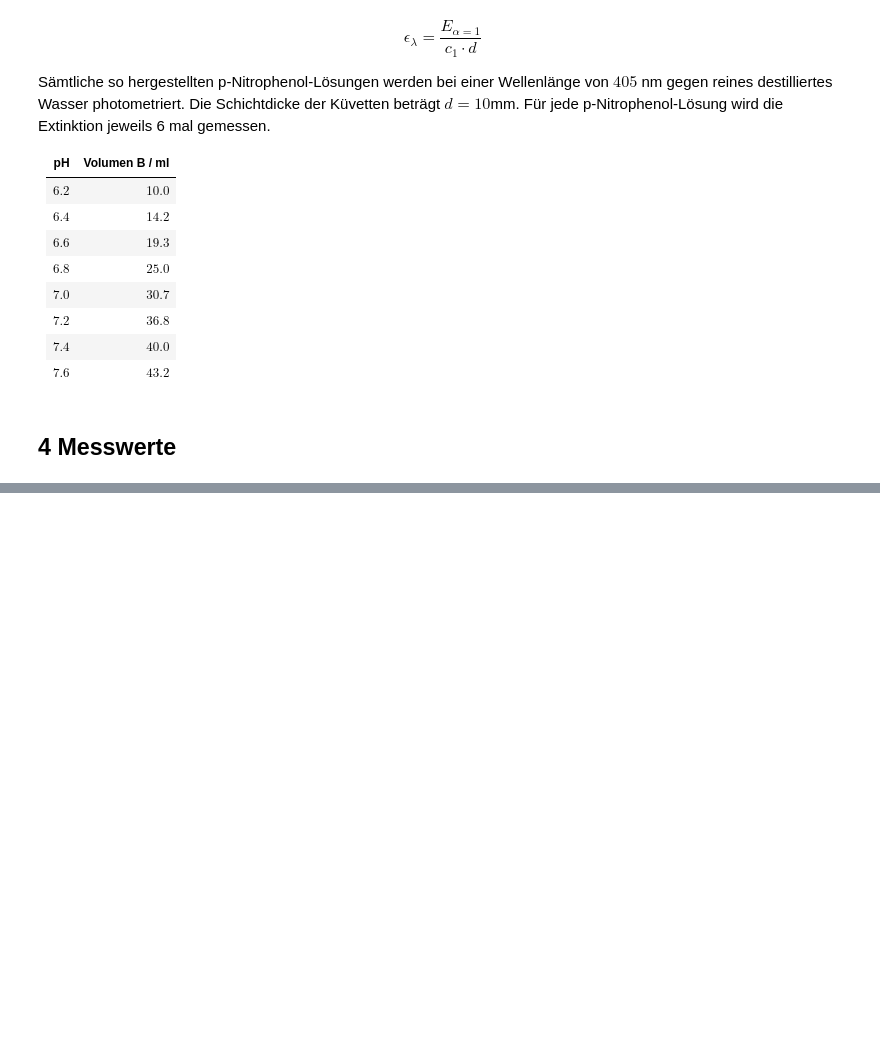
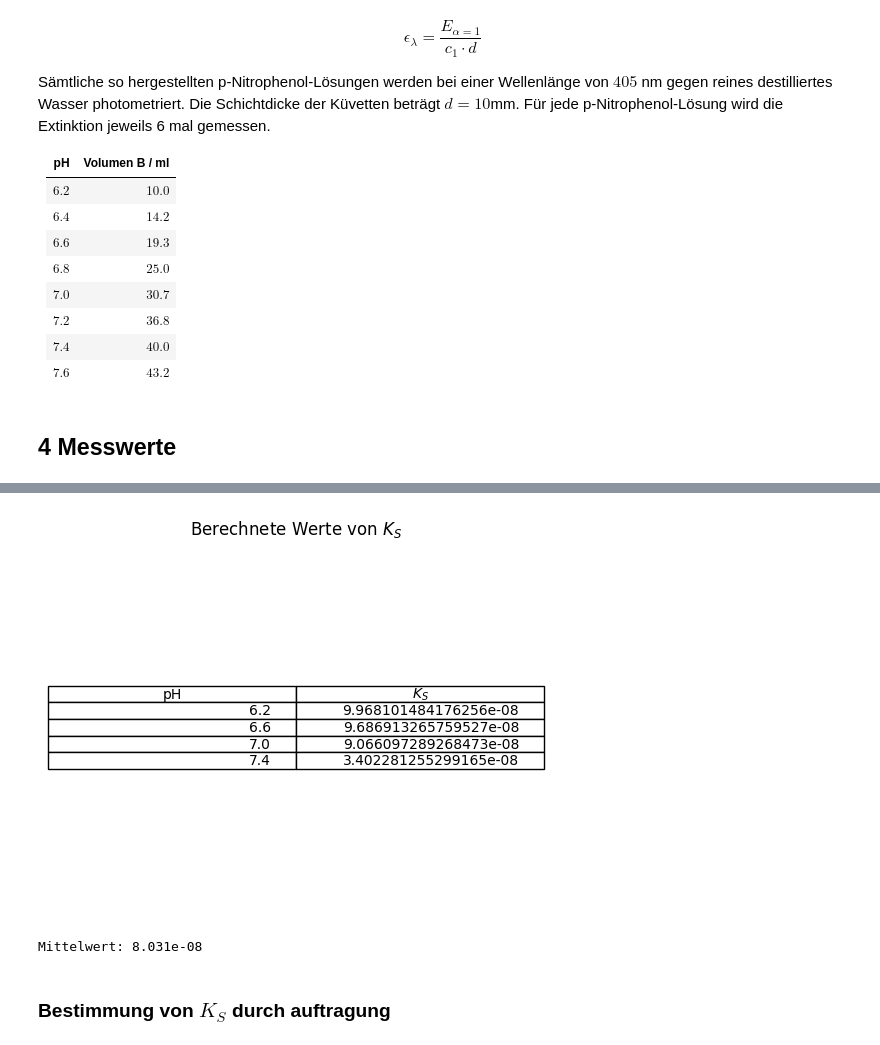
Before and after one commit to HansoTell/Computercafe, a Jupyter notebook: V6J/V6.ipynb, the cells around one changed output, grey strips where cells are left out. Cells and saved outputs as stored; diff of their text form; code cells hidden in the pictures; blank space fills up the shorter version.

```diff
--- a/V6J/V6.ipynb
+++ b/V6J/V6.ipynb
@@ -352,0 +592,35 @@ gemessen.
+# %%
+#Too mutch?
+
+#~~~~~~~~~~~~~~~~~~~~~~~~~~~~~~~~~~~~
+# Berechnung Gleichgewichtskonstante
+#~~~~~~~~~~~~~~~~~~~~~~~~~~~~~~~~~~~~
+
+
+all_pH = np.array([pH_1, pH_2, pH_3, pH_4])
+all_E = np.array([E_1_mean, E_2_mean, E_3_mean, E_4_mean])
+
+K_S = np.pow(10, -1*all_pH) * all_E / (E_14_mean - all_E)
+K_S_mean = np.mean(K_S)
+
+
+#Plotting
+plt.subplots()
+plt.axis("off")
+
+plt.table(
+    cellText=list(zip(all_pH, K_S)),
+    colLabels=["pH", r"$K_S$"],
+    loc="center"
+)
+
+plt.title(r"Berechnete Werte von $K_S$")
+
+plt.show()
+
+print(f"Mittelwert: {K_S_mean:.3e}")
+# %% [output]
+[figure, added]
+Mittelwert: 8.031e-08
+# %% [markdown]
+### Bestimmung von $K_S$ durch auftragung
```
Also changed, not shown: parts of 9 cells of this notebook.
